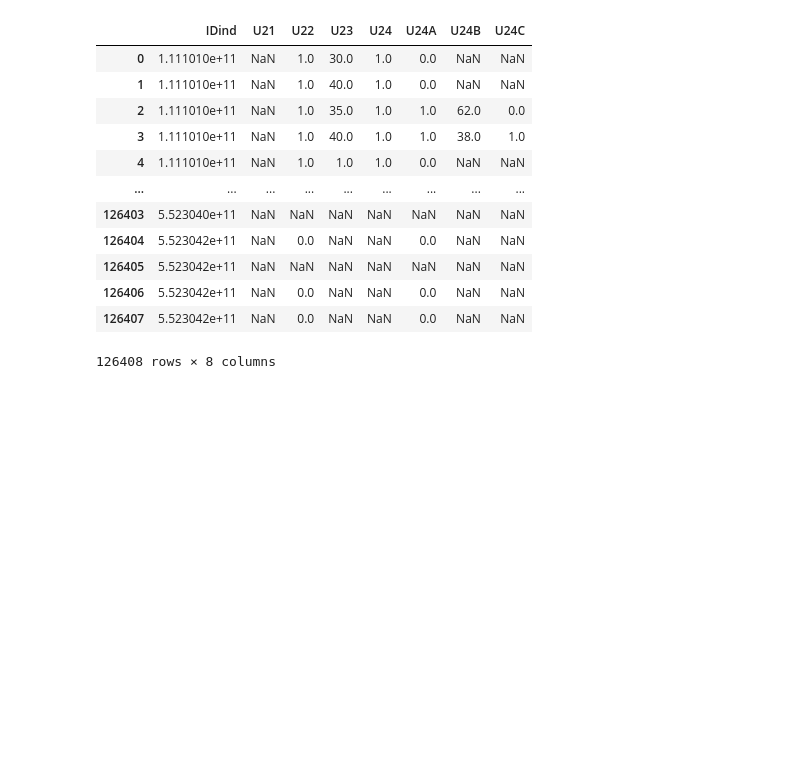
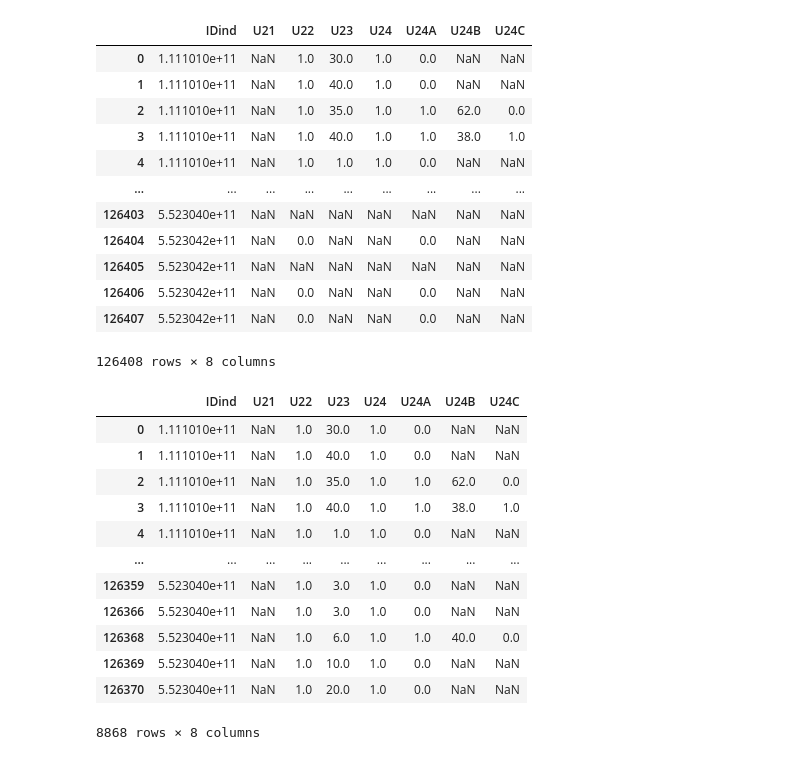
Before and after one commit to iam-fern/real_data, a Jupyter notebook: China_Health_and_Nutrition_Survey_(CHNS).ipynb, the cells around one changed output. Cells and saved outputs as stored; diff of their text form; code cells hidden in the pictures; blank space fills up the shorter version.

```diff
--- a/China_Health_and_Nutrition_Survey_(CHNS).ipynb
+++ b/China_Health_and_Nutrition_Survey_(CHNS).ipynb
@@ -53,3 +53,21 @@ table
 | 126406 | 5.523042e+11 | NaN | 0.0 | NaN | NaN | 0.0 | NaN | NaN |
 | 126407 | 5.523042e+11 | NaN | 0.0 | NaN | NaN | 0.0 | NaN | NaN |
 126408 rows × 8 columns
+# %%
+# Define in which columns to look for missing values.
+table = table.dropna(subset=['U23', 'U24'])
+table
+# %% [output]
+|  | IDind | U21 | U22 | U23 | U24 | U24A | U24B | U24C |
+| 0 | 1.111010e+11 | NaN | 1.0 | 30.0 | 1.0 | 0.0 | NaN | NaN |
+| 1 | 1.111010e+11 | NaN | 1.0 | 40.0 | 1.0 | 0.0 | NaN | NaN |
+| 2 | 1.111010e+11 | NaN | 1.0 | 35.0 | 1.0 | 1.0 | 62.0 | 0.0 |
+| 3 | 1.111010e+11 | NaN | 1.0 | 40.0 | 1.0 | 1.0 | 38.0 | 1.0 |
+| 4 | 1.111010e+11 | NaN | 1.0 | 1.0 | 1.0 | 0.0 | NaN | NaN |
+| ... | ... | ... | ... | ... | ... | ... | ... | ... |
+| 126359 | 5.523040e+11 | NaN | 1.0 | 3.0 | 1.0 | 0.0 | NaN | NaN |
+| 126366 | 5.523040e+11 | NaN | 1.0 | 3.0 | 1.0 | 0.0 | NaN | NaN |
+| 126368 | 5.523040e+11 | NaN | 1.0 | 6.0 | 1.0 | 1.0 | 40.0 | 0.0 |
+| 126369 | 5.523040e+11 | NaN | 1.0 | 10.0 | 1.0 | 0.0 | NaN | NaN |
+| 126370 | 5.523040e+11 | NaN | 1.0 | 20.0 | 1.0 | 0.0 | NaN | NaN |
+8868 rows × 8 columns
```
Also changed, not shown: parts of 4 cells of this notebook.
